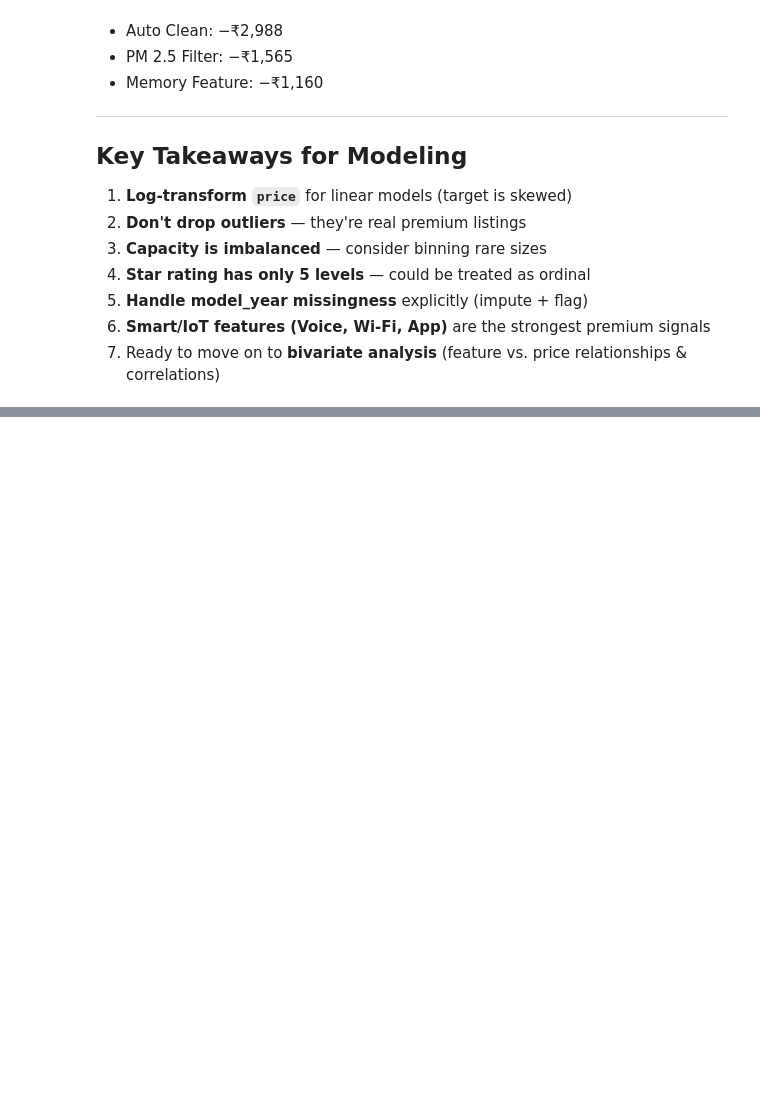
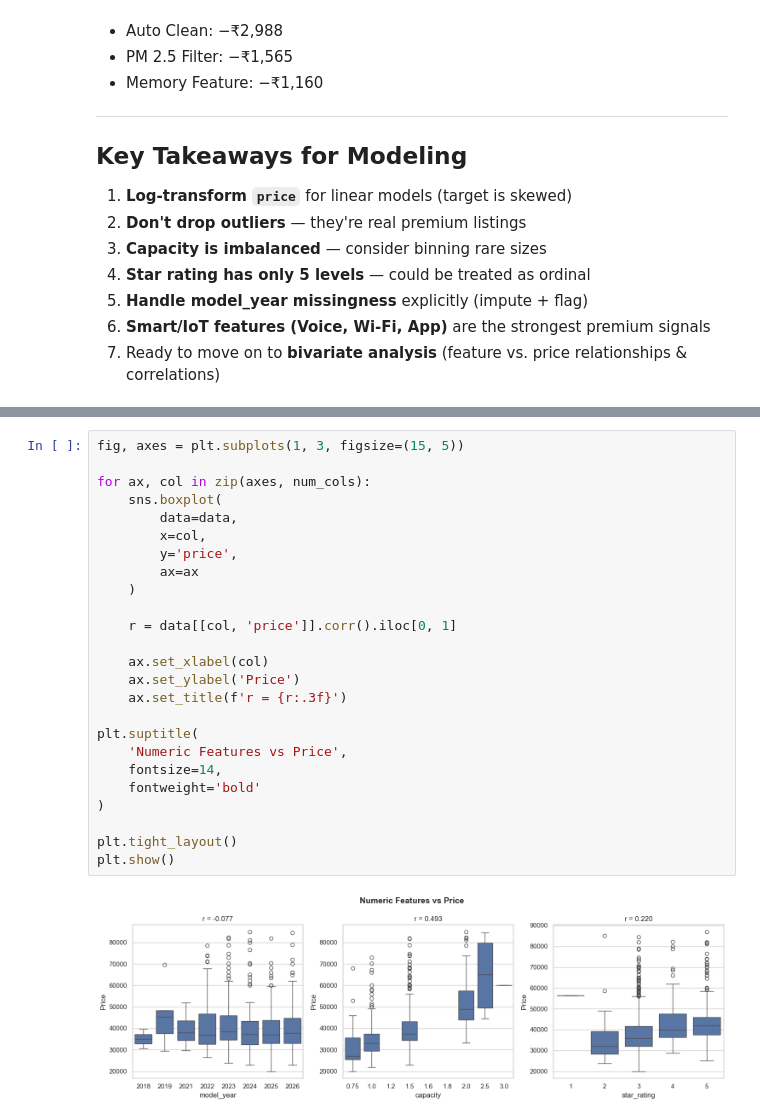
Before and after one commit to pradhumansoni/Home-Appliances-Pricing-Intelligence-Platform, a Jupyter notebook: notebooks/03.ac_eda.ipynb, the cells around one changed output, grey strips where cells are left out. Drawn from its saved outputs; the diff is of its cells as text; blank space fills up the shorter version.

```diff
--- a/notebooks/03.ac_eda.ipynb
+++ b/notebooks/03.ac_eda.ipynb
@@ -543,0 +571,27 @@ Name: count, dtype: int64
+# %%
+fig, axes = plt.subplots(1, 3, figsize=(15, 5))
+
+for ax, col in zip(axes, num_cols):
+    sns.boxplot(
+        data=data,
+        x=col,
+        y='price',
+        ax=ax
+    )
+
+    r = data[[col, 'price']].corr().iloc[0, 1]
+
+    ax.set_xlabel(col)
+    ax.set_ylabel('Price')
+    ax.set_title(f'r = {r:.3f}')
+
+plt.suptitle(
+    'Numeric Features vs Price',
+    fontsize=14,
+    fontweight='bold'
+)
+
+plt.tight_layout()
+plt.show()
+# %% [output]
+[figure, added]
```
Also changed, not shown: parts of 6 cells of this notebook.
